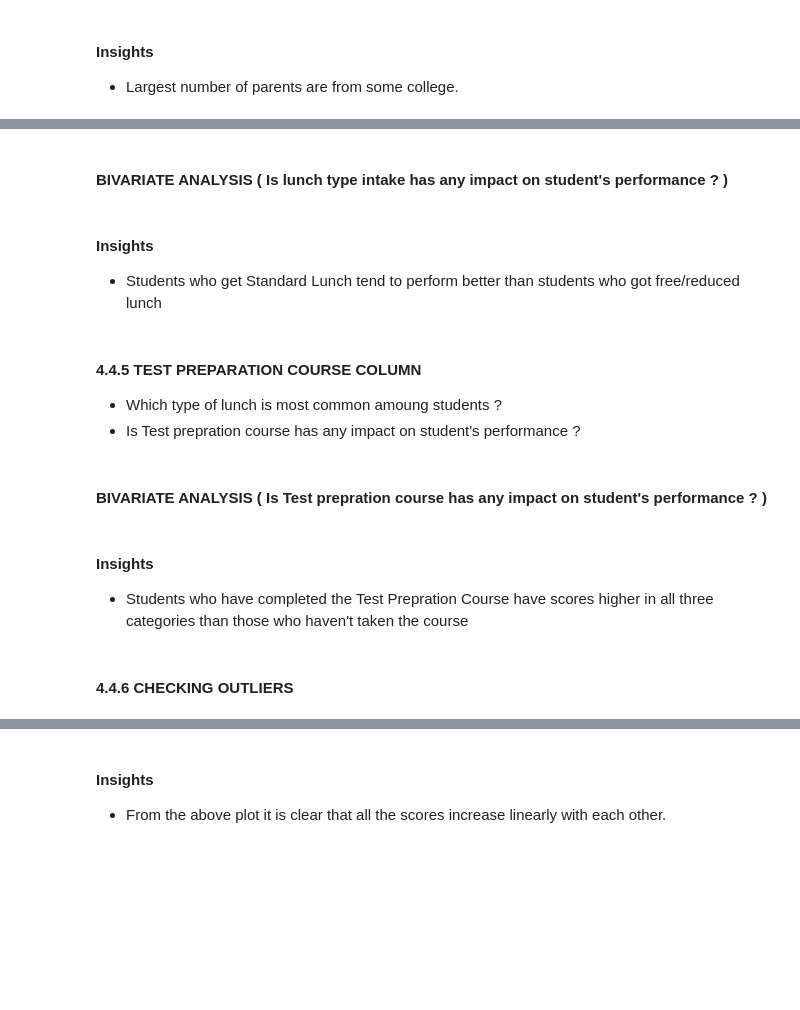
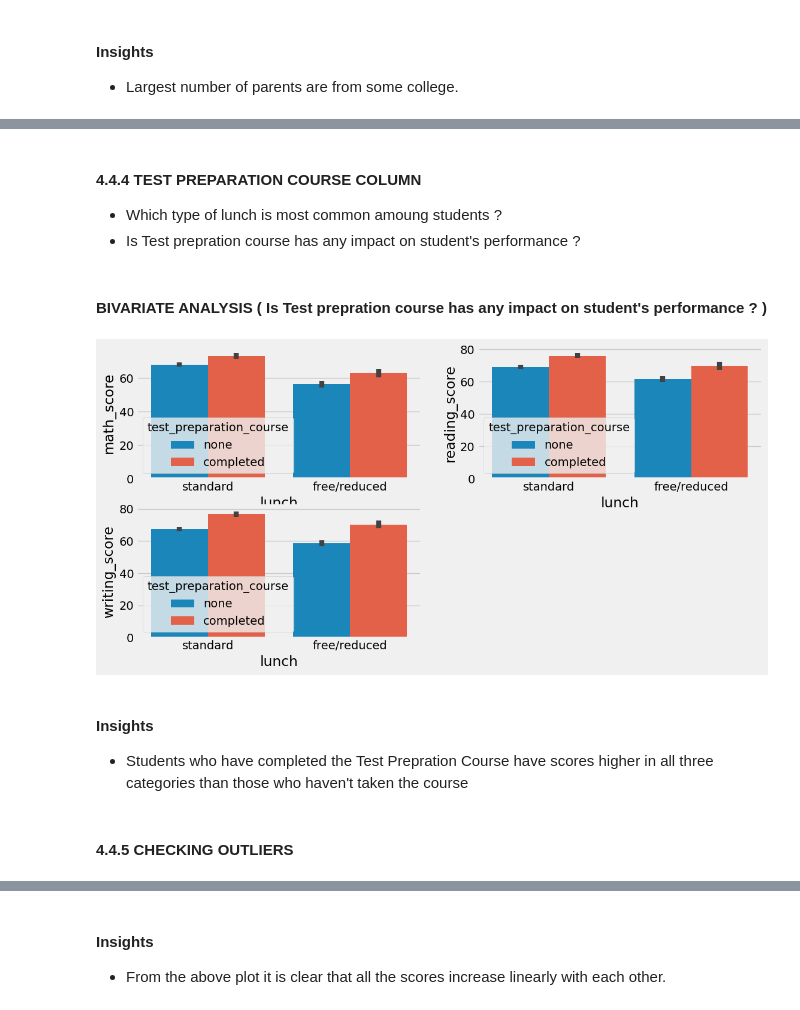
Before and after one commit to shifapanjwanii/student-performance-prediction, a Jupyter notebook: notebook/data/1 . EDA STUDENT PERFORMANCE .ipynb, the cells around one changed output, grey strips where cells are left out. Saved outputs shown, nothing was run; the diff lists cells and outputs as text; code cells hidden in the pictures; blank space fills up the shorter version.

```diff
--- a/notebook/data/1 . EDA STUDENT PERFORMANCE .ipynb
+++ b/notebook/data/1 . EDA STUDENT PERFORMANCE .ipynb
@@ -559,8 +491,0 @@ TypeError: agg function failed [how->mean,dtype->object]
-# %%
-plt.rcParams['figure.figsize'] = (15, 9)
-plt.style.use('seaborn-talk')
-sns.countplot(df['lunch'], palette = 'PuBu')
-plt.title('Comparison of different types of lunch', fontweight = 30, fontsize = 20)
-plt.xlabel('types of lunch')
-plt.ylabel('count')
-plt.show()
@@ -572,2 +491,0 @@ OSError: 'seaborn-talk' is not a valid package style, path of style file, URL of
-# %% [markdown]
-#### BIVARIATE ANALYSIS (  Is lunch type intake has any impact on student's performance ? )
@@ -584,8 +492,5 @@ for container in ax[1].containers:
-# %% [markdown]
-#### Insights
-- Students who get Standard Lunch tend to perform better than students who got free/reduced lunch
 # %% [markdown]
-#### 4.4.5 TEST PREPARATION COURSE COLUMN
+#### 4.4.4 TEST PREPARATION COURSE COLUMN
 - Which type of lunch is most common amoung students ?
 - Is Test prepration course has any impact on student's performance ?
 # %% [markdown]
@@ -593,16 +498,19 @@ for container in ax[1].containers:
 # %%
 plt.figure(figsize=(12,6))
 plt.subplot(2,2,1)
-sns.barplot (x=df['lunch'], y=df['math score'], hue=df['test preparation course'])
+sns.barplot (x=df['lunch'], y=df['math_score'], hue=df['test_preparation_course'])
 plt.subplot(2,2,2)
-sns.barplot (x=df['lunch'], y=df['reading score'], hue=df['test preparation course'])
+sns.barplot (x=df['lunch'], y=df['reading_score'], hue=df['test_preparation_course'])
 plt.subplot(2,2,3)
-sns.barplot (x=df['lunch'], y=df['writing score'], hue=df['test preparation course'])
+sns.barplot (x=df['lunch'], y=df['writing_score'], hue=df['test_preparation_course'])
+plt.show()
+# %% [output]
+[figure, added]
 # %% [markdown]
 #### Insights
 - Students who have completed the Test Prepration Course have scores higher in all three categories than those who haven't taken the course
 # %% [markdown]
-#### 4.4.6 CHECKING OUTLIERS
+#### 4.4.5 CHECKING OUTLIERS
 # %%
 plt.subplots(1,4,figsize=(16,5))
 plt.subplot(141)
```
Also changed, not shown: parts of 30 cells of this notebook, 2 other files.
